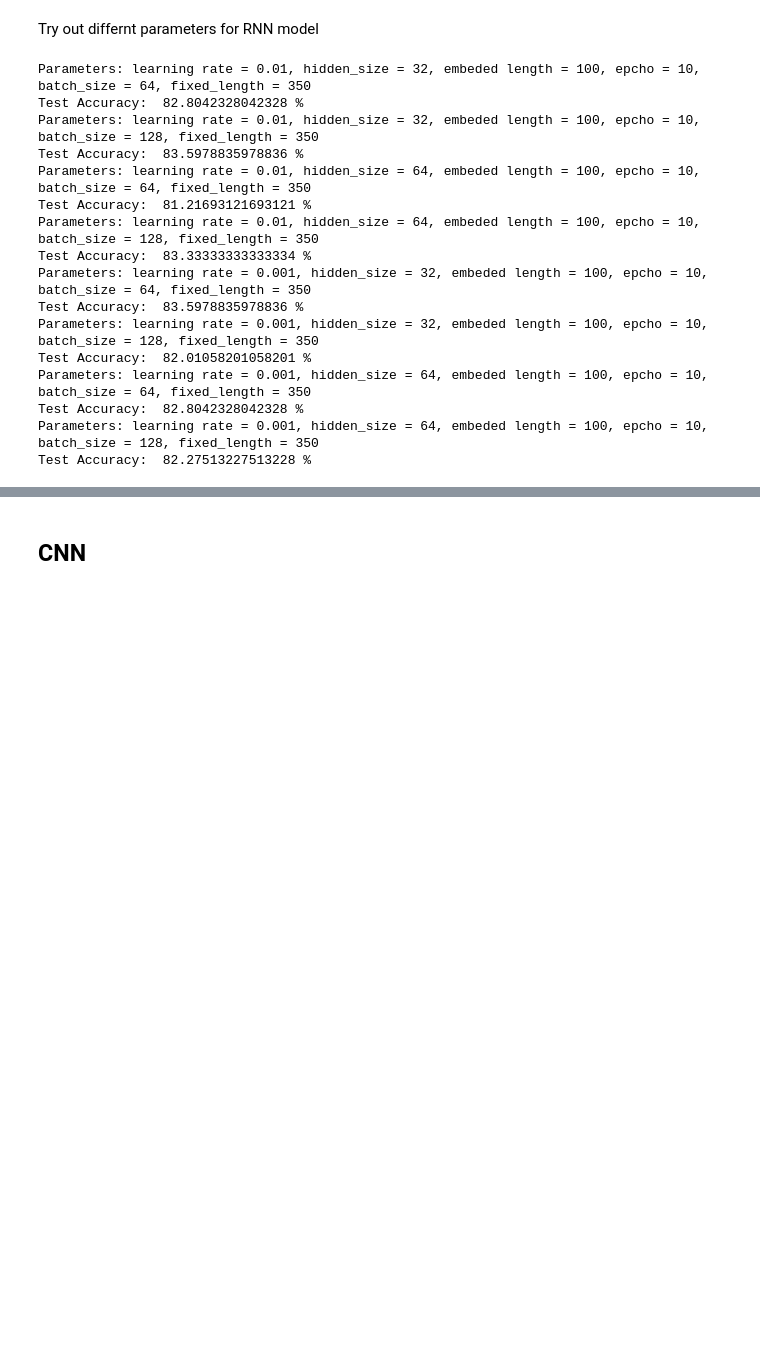
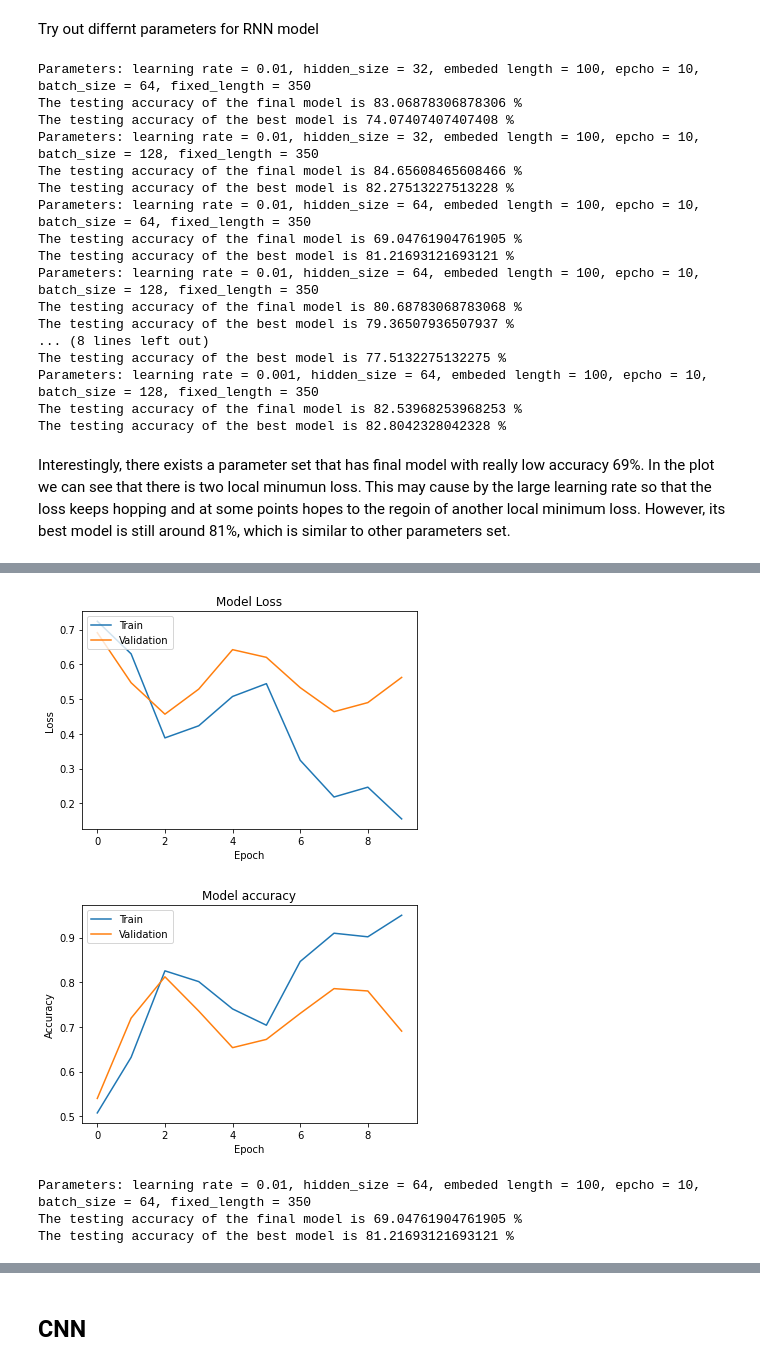
Before and after one commit to szuchiali/Stock-Prediction-with-daily-news-headlines, a Jupyter notebook: Stock_Price_Prediction_with_daily_News_Headlines.ipynb, the cells around one changed output, grey strips where cells are left out. Cells and saved outputs as stored; diff of their text form; code cells hidden in the pictures; blank space fills up the shorter version.

```diff
--- a/Stock_Price_Prediction_with_daily_News_Headlines.ipynb
+++ b/Stock_Price_Prediction_with_daily_News_Headlines.ipynb
@@ -659,21 +653,55 @@ for i in learning_list:
   for j in hidden_list:
     for k in batch_list:
       BATCH_SIZE = k
-      running(i,j, k)
+      TEXT, vocab_size, train_iter, test_iter = load_dataset()
+      runRamdomSeed() # for reproductivity
+      rnn_model = RNNModel(output_size, j, embedding_length)
+      rnn_model.to(device)
+      train_loss, train_acc, validation_loss, validation_acc = trainandeval2(rnn_model, device, train_iter, test_iter, epochs, i)
+      rnn_test_acc = testing1(rnn_model, test_iter, device, i)
+      rnn_test_acc1 = testing("RNNModel", test_iter, device, i, j)
+      print(f"Parameters: learning rate = {i}, hidden_size = {j}, embeded length = {embedding_length}, epcho = {epochs}, batch_size = {k}, fixed_length = {FIX_LEN}")
+      print("The testing accuracy of the final model is", rnn_test_acc, "%") # the model after 10 epochs of training
+      print("The testing accuracy of the best model is", rnn_test_acc1, "%")# the model with the lowest loss, stored in Bestmodel.pth
 # %% [output]
 Parameters: learning rate = 0.01, hidden_size = 32, embeded length = 100, epcho = 10, batch_size = 64, fixed_length = 350
-Test Accuracy:  82.8042328042328 %
+The testing accuracy of the final model is 83.06878306878306 %
+The testing accuracy of the best model is 74.07407407407408 %
 Parameters: learning rate = 0.01, hidden_size = 32, embeded length = 100, epcho = 10, batch_size = 128, fixed_length = 350
-Test Accuracy:  83.5978835978836 %
+The testing accuracy of the final model is 84.65608465608466 %
+The testing accuracy of the best model is 82.27513227513228 %
 Parameters: learning rate = 0.01, hidden_size = 64, embeded length = 100, epcho = 10, batch_size = 64, fixed_length = 350
-Test Accuracy:  81.21693121693121 %
+The testing accuracy of the final model is 69.04761904761905 %
+The testing accuracy of the best model is 81.21693121693121 %
 Parameters: learning rate = 0.01, hidden_size = 64, embeded length = 100, epcho = 10, batch_size = 128, fixed_length = 350
-Test Accuracy:  83.33333333333334 %
-Parameters: learning rate = 0.001, hidden_size = 32, embeded length = 100, epcho = 10, batch_size = 64, fixed_length = 350
-Test Accuracy:  83.5978835978836 %
-Parameters: learning rate = 0.001, hidden_size = 32, embeded length = 100, epcho = 10, batch_size = 128, fixed_length = 350
-Test Accuracy:  82.01058201058201 %
-Parameters: learning rate = 0.001, hidden_size = 64, embeded length = 100, epcho = 10, batch_size = 64, fixed_length = 350
-Test Accuracy:  82.8042328042328 %
+The testing accuracy of the final model is 80.68783068783068 %
+The testing accuracy of the best model is 79.36507936507937 %
+... (8 lines left out)
+The testing accuracy of the best model is 77.5132275132275 %
 Parameters: learning rate = 0.001, hidden_size = 64, embeded length = 100, epcho = 10, batch_size = 128, fixed_length = 350
-Test Accuracy:  82.27513227513228 %
+The testing accuracy of the final model is 82.53968253968253 %
+The testing accuracy of the best model is 82.8042328042328 %
+# %% [markdown]
+Interestingly, there exists a parameter set that has final model with really low accuracy 69%. In the plot we can see that there is two local minumun loss. This may cause by the large learning rate so that the loss keeps hopping and at some points hopes to the regoin of another local minimum loss. However, its best model is still around 81%, which is similar to other parameters set.
+# %%
+#BEST MODEL FOR RNN
+#Trainging parameters
+learning_rate = 0.01
+hidden_size = 64
+BATCH_SIZE = 64
+FIX_LEN = 350
+
+# Initialize model, training and testing
+TEXT, vocab_size, train_iter, test_iter = load_dataset()
+runRamdomSeed() # for reproductivity
+rnn_model = RNNModel(output_size, hidden_size, embedding_length)
+rnn_model.to(device)
+train_loss, train_acc, validation_loss, validation_acc = trainandeval(rnn_model, device, train_iter, test_iter, epochs, learning_rate)
+plot_loss(train_loss, validation_loss)
+plot_acc(train_acc, validation_acc)
+rnn_test_acc = testing1(rnn_model, test_iter, device, learning_rate)
+rnn_test_acc1 = testing("RNNModel", test_iter, device, learning_rate, hidden_size)
+print(f"Parameters: learning rate = {learning_rate}, hidden_size = {hidden_size}, embeded length = {embedding_length}, epcho = {epochs}, batch_size = {BATCH_SIZE}, fixed_length = {FIX_LEN}")
+print("The testing accuracy of the final model is", rnn_test_acc, "%")
+print("The testing accuracy of the best model is", rnn_test_acc1, "%")# the model with the lowest loss
+# %% [output]
@@ -680 +728,6 @@ Test Accuracy:  82.27513227513228 %
+[figure, added]
+[figure, added]
+Parameters: learning rate = 0.01, hidden_size = 64, embeded length = 100, epcho = 10, batch_size = 64, fixed_length = 350
+The testing accuracy of the final model is 69.04761904761905 %
+The testing accuracy of the best model is 81.21693121693121 %
 # %% [markdown]
```
Also changed, not shown: parts of 16 cells of this notebook.
